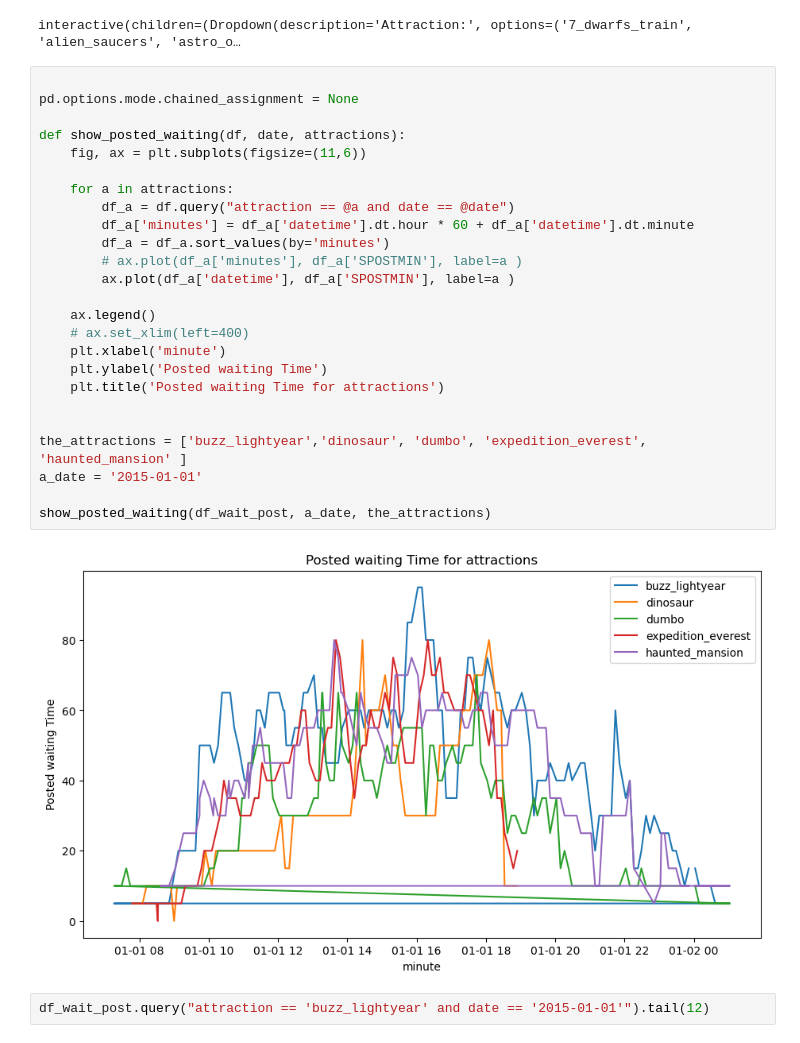
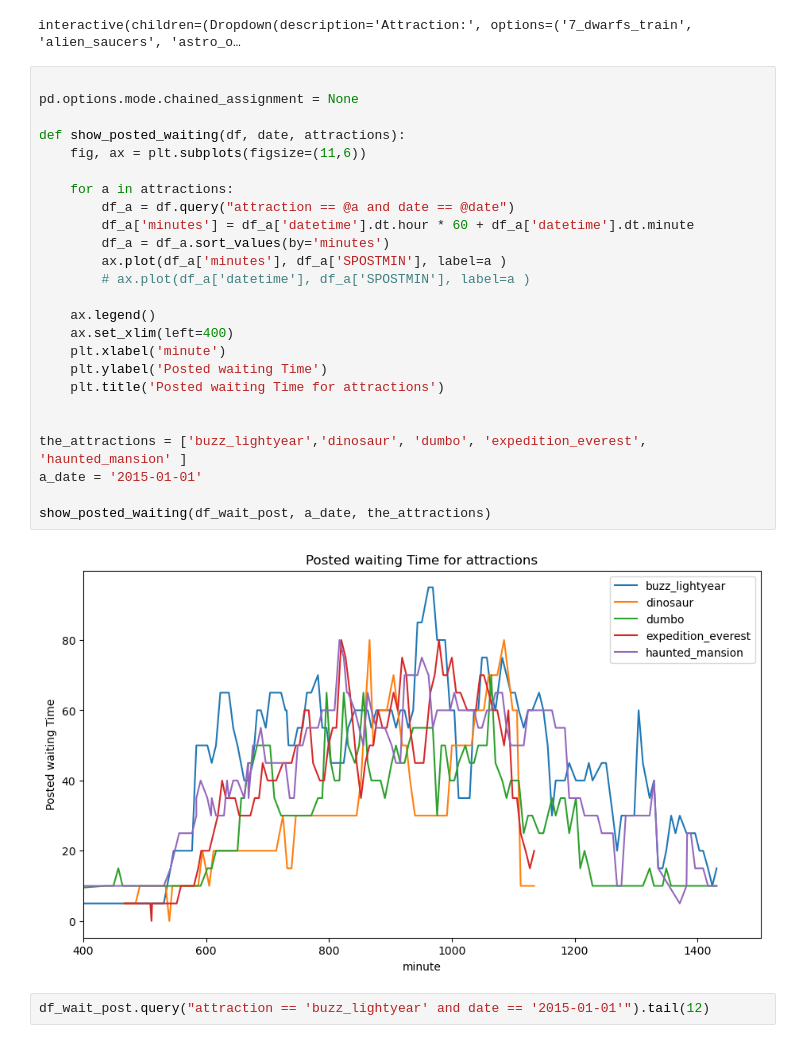
Before and after one commit to gulnisunay/disney-waiting-times, a Jupyter notebook: Peter_exploring_just_for_fun.ipynb, the cells around one changed output. Cells and saved outputs as stored; diff of their text form.

```diff
--- a/Peter_exploring_just_for_fun.ipynb
+++ b/Peter_exploring_just_for_fun.ipynb
@@ -129,30 +129,30 @@ interactive(children=(Dropdown(description='Attraction:', options=('7_dwarfs_tra
 # %%
 
 pd.options.mode.chained_assignment = None
 
 def show_posted_waiting(df, date, attractions):
     fig, ax = plt.subplots(figsize=(11,6))
 
     for a in attractions:
         df_a = df.query("attraction == @a and date == @date")
         df_a['minutes'] = df_a['datetime'].dt.hour * 60 + df_a['datetime'].dt.minute
         df_a = df_a.sort_values(by='minutes')
-        # ax.plot(df_a['minutes'], df_a['SPOSTMIN'], label=a )
-        ax.plot(df_a['datetime'], df_a['SPOSTMIN'], label=a )
+        ax.plot(df_a['minutes'], df_a['SPOSTMIN'], label=a )
+        # ax.plot(df_a['datetime'], df_a['SPOSTMIN'], label=a )
 
     ax.legend()
-    # ax.set_xlim(left=400)
+    ax.set_xlim(left=400)
     plt.xlabel('minute')
     plt.ylabel('Posted waiting Time')
     plt.title('Posted waiting Time for attractions')
 
 
 the_attractions = ['buzz_lightyear','dinosaur', 'dumbo', 'expedition_everest', 'haunted_mansion' ]
 a_date = '2015-01-01'
 
 show_posted_waiting(df_wait_post, a_date, the_attractions)
 # %% [output]
-[figure, old version]
+[figure, new version]
 # %%
 df_wait_post.query("attraction == 'buzz_lightyear' and date == '2015-01-01'").tail(12)
 # %% [output]
```
Also changed, not shown: parts of 4 cells of this notebook.
